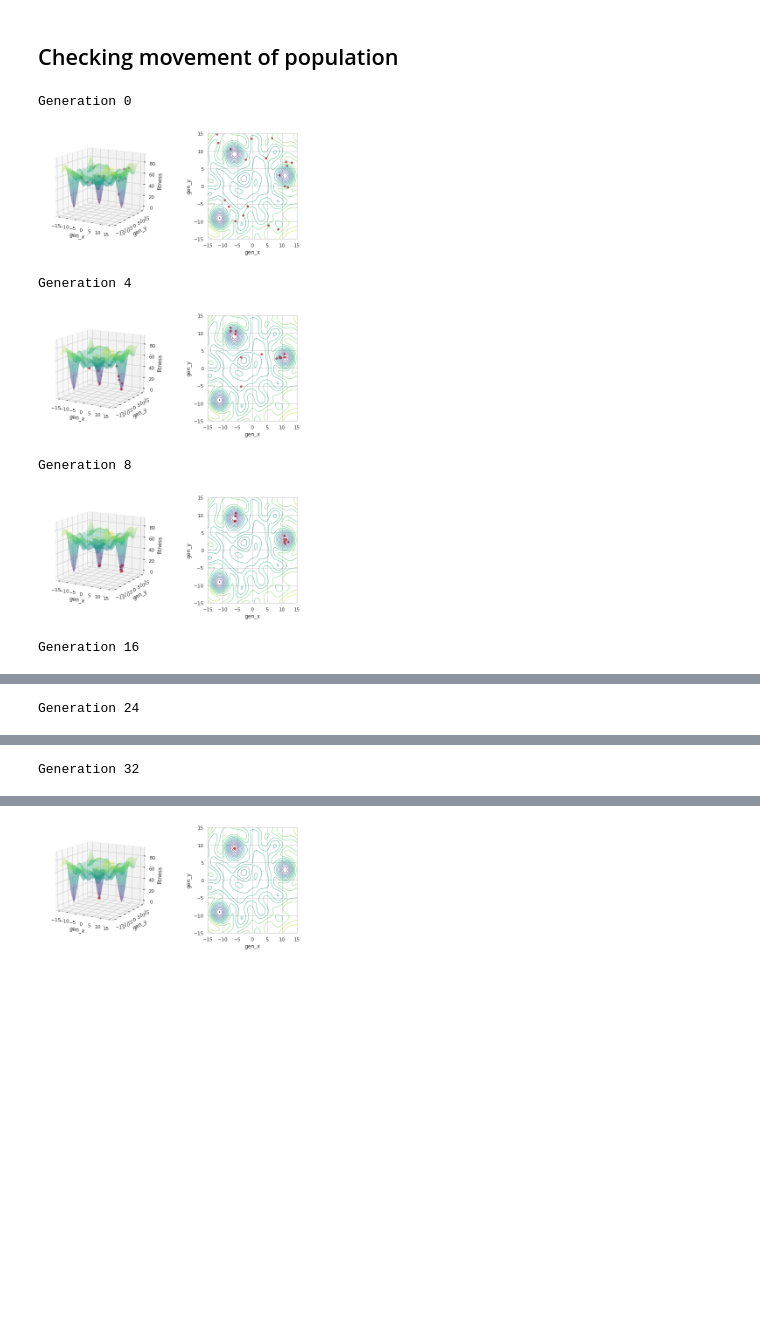
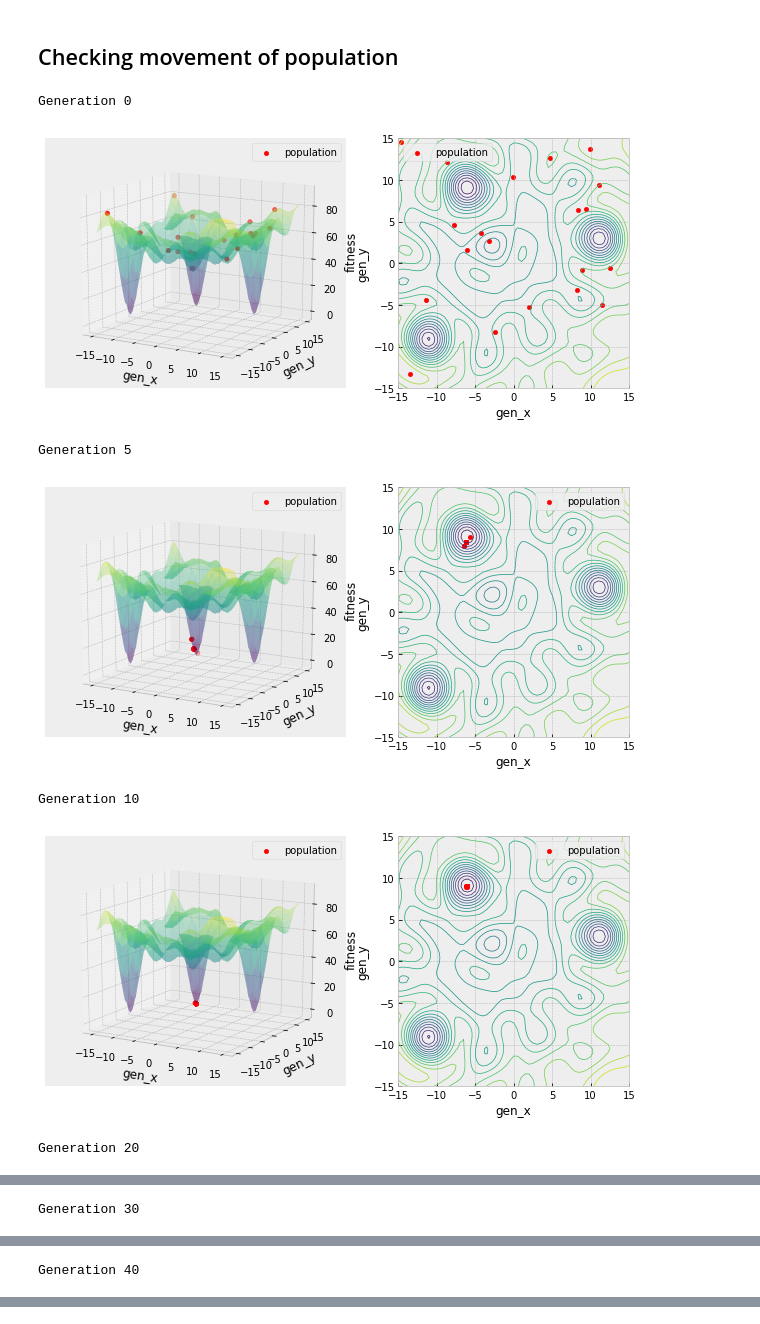
Before and after one commit to EloyRD/ThesisExp, a Jupyter notebook: EA_B_02_AggRuns.ipynb, the cells around one changed output, grey strips where cells are left out. Cells and saved outputs as stored; diff of their text form; code cells hidden in the pictures; blank space fills up the shorter version.

```diff
--- a/EA_B_02_AggRuns.ipynb
+++ b/EA_B_02_AggRuns.ipynb
@@ -63,26 +74,26 @@ np.random.seed(654321)
 #Algorithm parameters
 ## Number of experiments, and generations per experiment
 exp_n = 100
-gen_f = 40
+gen_f = 50
 
 ## Population size
 pop_s = 20
 
 ## Parent subpopulation's selection method and size
-par_selection = 'Ranking'
-par_s = 10
+par_selection = 'fitness_proportional_selection'
+par_s = 60
 
 ## Progeny subpopulation's and size
 prog_s = par_s
 ### Crossover Method
-crossover = 'Simple'
+crossover = 'uniform'
 ### Mutation method, probability and size
-mutation = 'random_co_dis'
+mutation = 'random_all_gau_dis'
 mut_p = 0.5
 mut_s = 2.5
 
 ## New population selection method
-population_new='Ranking'
+population_new='tournament_k3'
 # %% [markdown]
 ## Running it a 100 times
 # %%
@@ -156,27 +195,29 @@ b=-60
 ratio_w=1.3
 ln=.75
 # %%
-run_s = 4
+run_s = 97
 
 print('Generation 0')
 EA_plt_pop(f, domain, grph_steps, genera_res, run_s, 0, a=a, b=b, imgsize=img_size, ratio_w=ratio_w, ln=ln)
-print('Generation 4')
-EA_plt_pop(f, domain, grph_steps, genera_res, run_s, 4, a=a, b=b, imgsize=img_size, ratio_w=ratio_w, ln=ln)
-print('Generation 8')
-EA_plt_pop(f, domain, grph_steps, genera_res, run_s, 8, a=a, b=b, imgsize=img_size, ratio_w=ratio_w, ln=ln)
-print('Generation 16')
-EA_plt_pop(f, domain, grph_steps, genera_res, run_s, 16, a=a, b=b, imgsize=img_size, ratio_w=ratio_w, ln=ln)
-print('Generation 24')
-EA_plt_pop(f, domain, grph_steps, genera_res, run_s, 24, a=a, b=b, imgsize=img_size, ratio_w=ratio_w, ln=ln)
-print('Generation 32')
-EA_plt_pop(f, domain, grph_steps, genera_res, run_s, 32, a=a, b=b, imgsize=img_size, ratio_w=ratio_w, ln=ln)
+print('Generation 5')
+EA_plt_pop(f, domain, grph_steps, genera_res, run_s, 5, a=a, b=b, imgsize=img_size, ratio_w=ratio_w, ln=ln)
+print('Generation 10')
+EA_plt_pop(f, domain, grph_steps, genera_res, run_s, 10, a=a, b=b, imgsize=img_size, ratio_w=ratio_w, ln=ln)
+print('Generation 20')
+EA_plt_pop(f, domain, grph_steps, genera_res, run_s, 20, a=a, b=b, imgsize=img_size, ratio_w=ratio_w, ln=ln)
+print('Generation 30')
+EA_plt_pop(f, domain, grph_steps, genera_res, run_s, 30, a=a, b=b, imgsize=img_size, ratio_w=ratio_w, ln=ln)
 print('Generation 40')
 EA_plt_pop(f, domain, grph_steps, genera_res, run_s, 40, a=a, b=b, imgsize=img_size, ratio_w=ratio_w, ln=ln)
+print('Generation 45')
+EA_plt_pop(f, domain, grph_steps, genera_res, run_s, 45, a=a, b=b, imgsize=img_size, ratio_w=ratio_w, ln=ln)
+print('Generation 50')
+EA_plt_pop(f, domain, grph_steps, genera_res, run_s, 50, a=a, b=b, imgsize=img_size, ratio_w=ratio_w, ln=ln)
 # %% [output]
 Generation 0
-[figure, old version]
+[figure, new version]
-Generation 4
+Generation 5
-[figure, old version]
+[figure, new version]
-Generation 8
+Generation 10
-[figure, old version]
+[figure, new version]
-Generation 16
+Generation 20
@@ -184 +225 @@ Generation 16
-Generation 24
+Generation 30
@@ -186 +227 @@ Generation 24
-Generation 32
+Generation 40
@@ -189 +229,0 @@ Generation 40
-[figure, removed]
```
Also changed, not shown: parts of 16 cells of this notebook, 15 other files.
